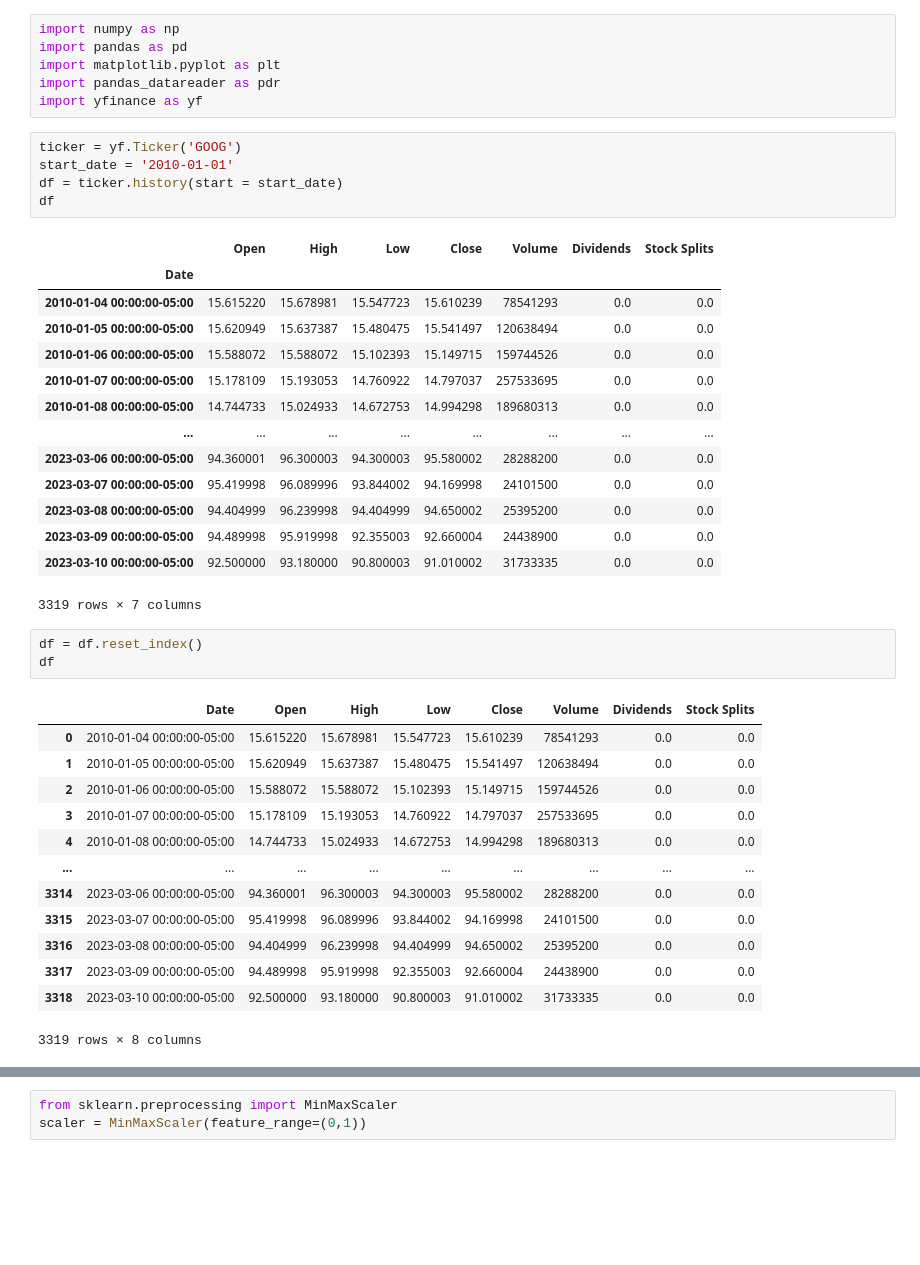
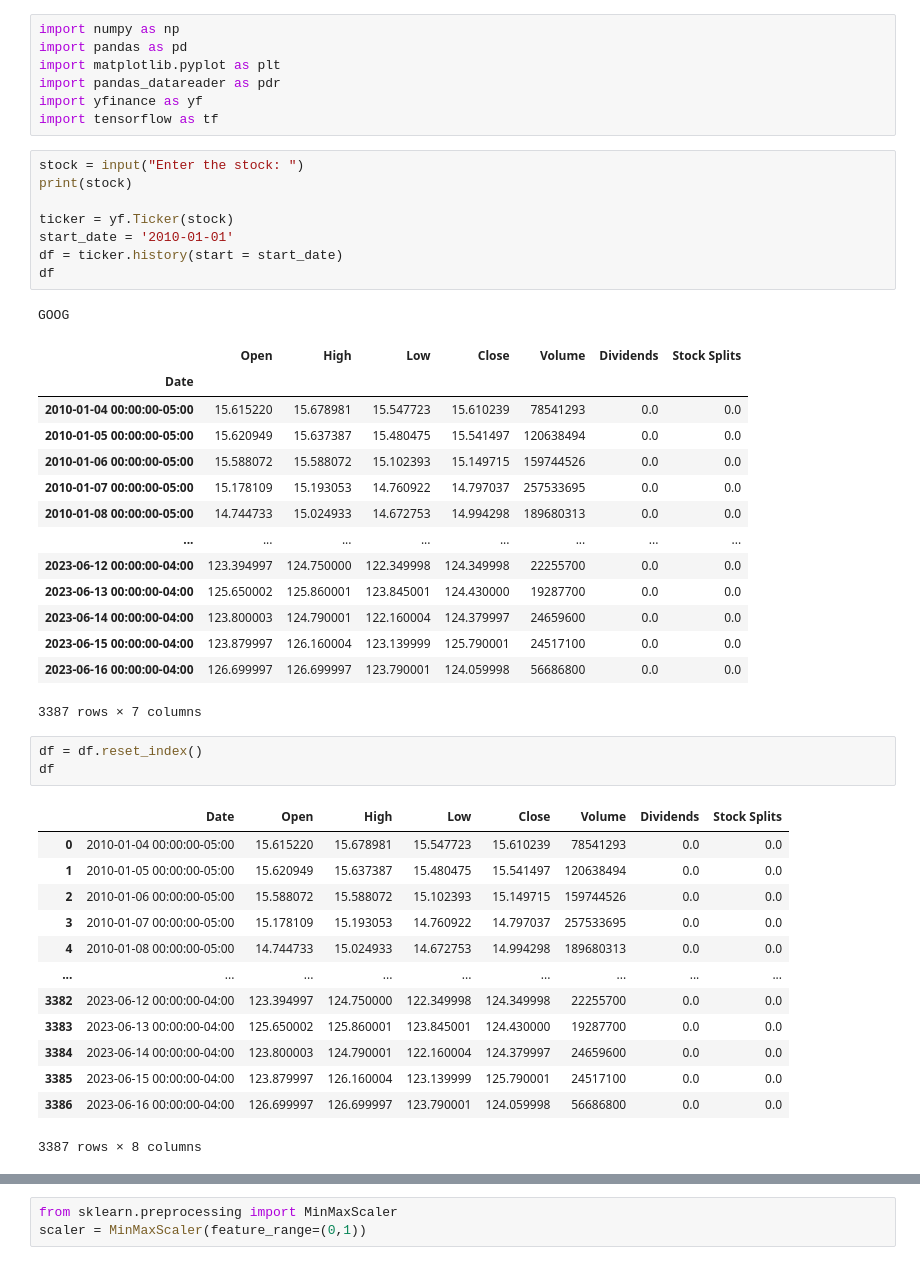
Before and after one commit to Season-of-Code-2023-MDG-Space/pikstock, a Jupyter notebook: StockPrediction.ipynb, the cells around one changed output, grey strips where cells are left out. Drawn from its saved outputs; the diff is of its cells as text; blank space fills up the shorter version.

```diff
--- a/StockPrediction.ipynb
+++ b/StockPrediction.ipynb
@@ -4,26 +4,31 @@ import pandas as pd
 import matplotlib.pyplot as plt
 import pandas_datareader as pdr
 import yfinance as yf
+import tensorflow as tf
 # %%
-ticker = yf.Ticker('GOOG')
+stock = input("Enter the stock: ")
+print(stock)
+
+ticker = yf.Ticker(stock)
 start_date = '2010-01-01'
 df = ticker.history(start = start_date)
 df
 # %% [output]
+GOOG
 |  | Open | High | Low | Close | Volume | Dividends | Stock Splits |
 | Date |  |  |  |  |  |  |  |
 | 2010-01-04 00:00:00-05:00 | 15.615220 | 15.678981 | 15.547723 | 15.610239 | 78541293 | 0.0 | 0.0 |
 | 2010-01-05 00:00:00-05:00 | 15.620949 | 15.637387 | 15.480475 | 15.541497 | 120638494 | 0.0 | 0.0 |
 | 2010-01-06 00:00:00-05:00 | 15.588072 | 15.588072 | 15.102393 | 15.149715 | 159744526 | 0.0 | 0.0 |
 | 2010-01-07 00:00:00-05:00 | 15.178109 | 15.193053 | 14.760922 | 14.797037 | 257533695 | 0.0 | 0.0 |
 | 2010-01-08 00:00:00-05:00 | 14.744733 | 15.024933 | 14.672753 | 14.994298 | 189680313 | 0.0 | 0.0 |
 | ... | ... | ... | ... | ... | ... | ... | ... |
-| 2023-03-06 00:00:00-05:00 | 94.360001 | 96.300003 | 94.300003 | 95.580002 | 28288200 | 0.0 | 0.0 |
-| 2023-03-07 00:00:00-05:00 | 95.419998 | 96.089996 | 93.844002 | 94.169998 | 24101500 | 0.0 | 0.0 |
-| 2023-03-08 00:00:00-05:00 | 94.404999 | 96.239998 | 94.404999 | 94.650002 | 25395200 | 0.0 | 0.0 |
-| 2023-03-09 00:00:00-05:00 | 94.489998 | 95.919998 | 92.355003 | 92.660004 | 24438900 | 0.0 | 0.0 |
-| 2023-03-10 00:00:00-05:00 | 92.500000 | 93.180000 | 90.800003 | 91.010002 | 31733335 | 0.0 | 0.0 |
+| 2023-06-12 00:00:00-04:00 | 123.394997 | 124.750000 | 122.349998 | 124.349998 | 22255700 | 0.0 | 0.0 |
+| 2023-06-13 00:00:00-04:00 | 125.650002 | 125.860001 | 123.845001 | 124.430000 | 19287700 | 0.0 | 0.0 |
+| 2023-06-14 00:00:00-04:00 | 123.800003 | 124.790001 | 122.160004 | 124.379997 | 24659600 | 0.0 | 0.0 |
+| 2023-06-15 00:00:00-04:00 | 123.879997 | 126.160004 | 123.139999 | 125.790001 | 24517100 | 0.0 | 0.0 |
+| 2023-06-16 00:00:00-04:00 | 126.699997 | 126.699997 | 123.790001 | 124.059998 | 56686800 | 0.0 | 0.0 |
-3319 rows × 7 columns
+3387 rows × 7 columns
 # %%
 df = df.reset_index()
 df
@@ -35,12 +40,12 @@ df
 | 3 | 2010-01-07 00:00:00-05:00 | 15.178109 | 15.193053 | 14.760922 | 14.797037 | 257533695 | 0.0 | 0.0 |
 | 4 | 2010-01-08 00:00:00-05:00 | 14.744733 | 15.024933 | 14.672753 | 14.994298 | 189680313 | 0.0 | 0.0 |
 | ... | ... | ... | ... | ... | ... | ... | ... | ... |
-| 3314 | 2023-03-06 00:00:00-05:00 | 94.360001 | 96.300003 | 94.300003 | 95.580002 | 28288200 | 0.0 | 0.0 |
-| 3315 | 2023-03-07 00:00:00-05:00 | 95.419998 | 96.089996 | 93.844002 | 94.169998 | 24101500 | 0.0 | 0.0 |
-| 3316 | 2023-03-08 00:00:00-05:00 | 94.404999 | 96.239998 | 94.404999 | 94.650002 | 25395200 | 0.0 | 0.0 |
-| 3317 | 2023-03-09 00:00:00-05:00 | 94.489998 | 95.919998 | 92.355003 | 92.660004 | 24438900 | 0.0 | 0.0 |
-| 3318 | 2023-03-10 00:00:00-05:00 | 92.500000 | 93.180000 | 90.800003 | 91.010002 | 31733335 | 0.0 | 0.0 |
+| 3382 | 2023-06-12 00:00:00-04:00 | 123.394997 | 124.750000 | 122.349998 | 124.349998 | 22255700 | 0.0 | 0.0 |
+| 3383 | 2023-06-13 00:00:00-04:00 | 125.650002 | 125.860001 | 123.845001 | 124.430000 | 19287700 | 0.0 | 0.0 |
+| 3384 | 2023-06-14 00:00:00-04:00 | 123.800003 | 124.790001 | 122.160004 | 124.379997 | 24659600 | 0.0 | 0.0 |
+| 3385 | 2023-06-15 00:00:00-04:00 | 123.879997 | 126.160004 | 123.139999 | 125.790001 | 24517100 | 0.0 | 0.0 |
+| 3386 | 2023-06-16 00:00:00-04:00 | 126.699997 | 126.699997 | 123.790001 | 124.059998 | 56686800 | 0.0 | 0.0 |
-3319 rows × 8 columns
+3387 rows × 8 columns
 # %%
 df = df.drop(['Dividends','Stock Splits'], axis =1)
 df
```
Also changed, not shown: parts of 34 cells of this notebook.
